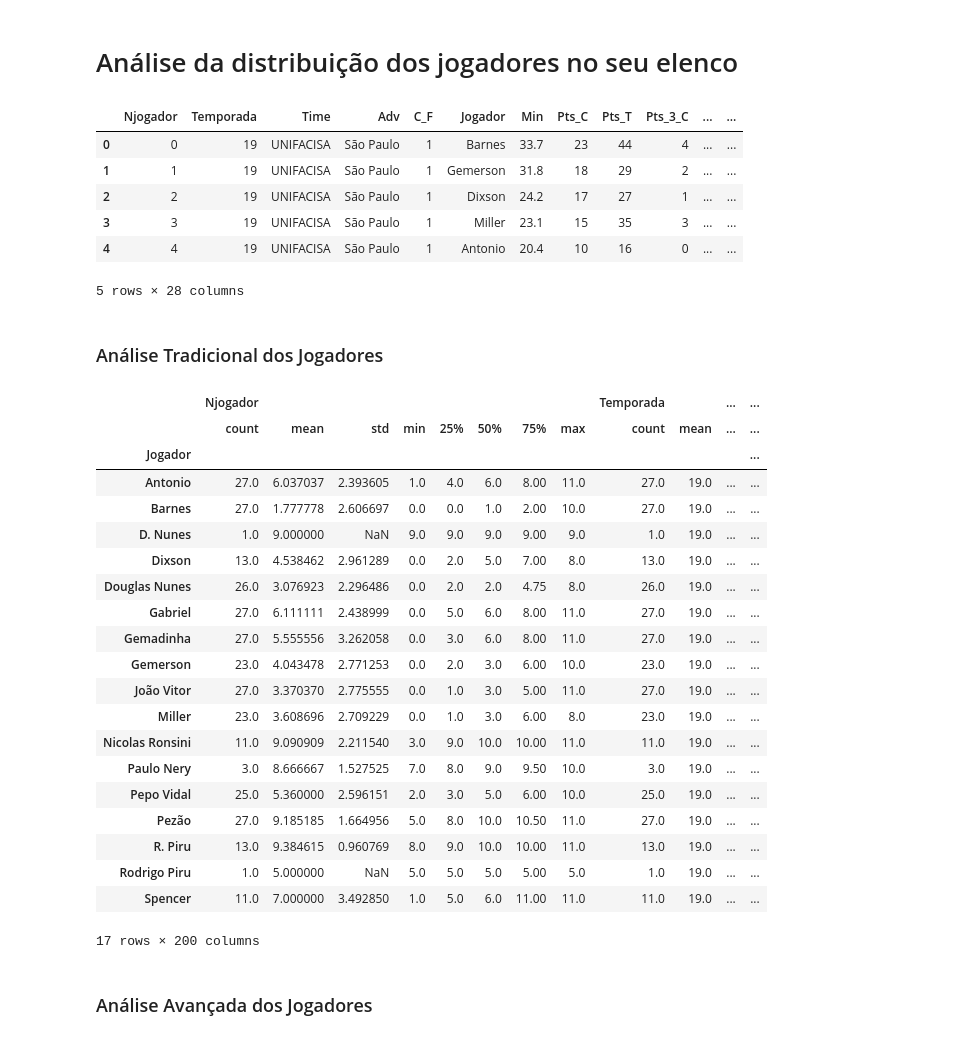
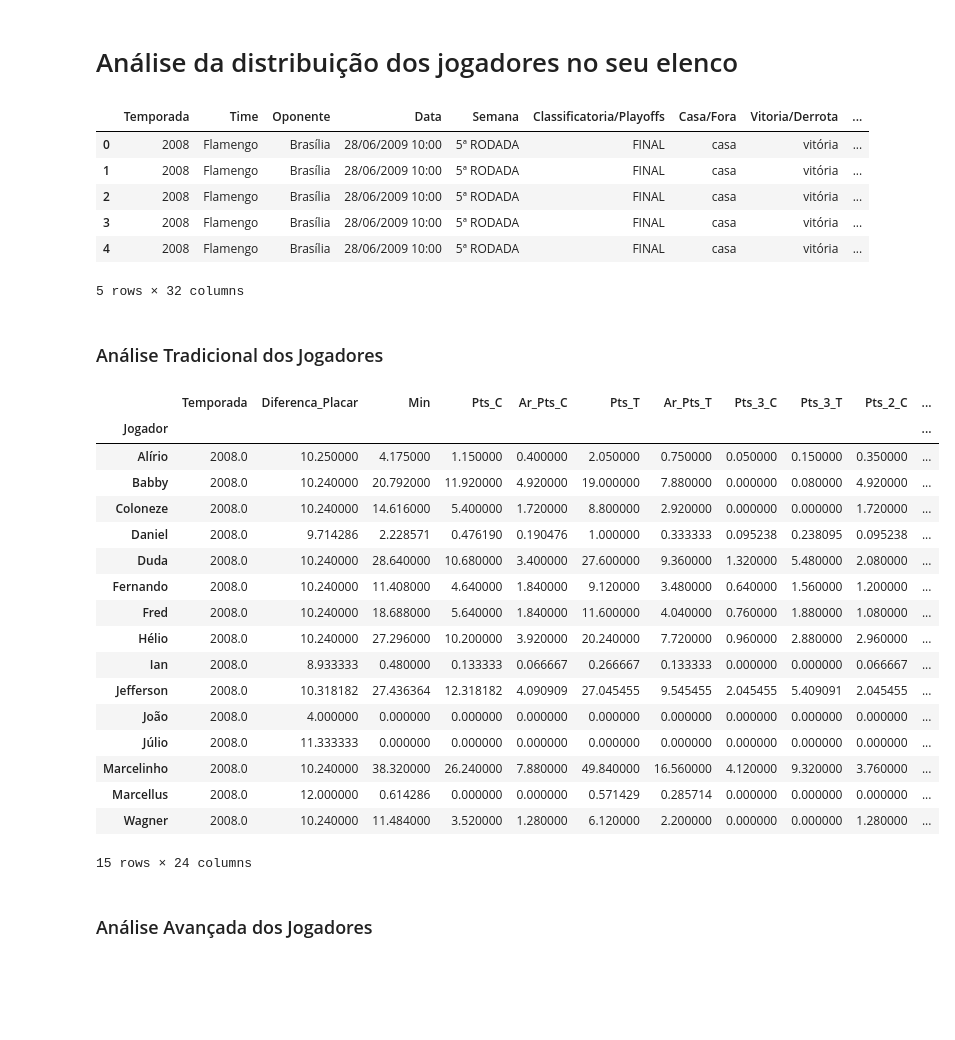
Before and after one commit to Rafael-Prochnow/Analise-descritiva-para-um-time, a Jupyter notebook: Analise descritiva para um time .ipynb, the cells around one changed output. Saved outputs shown, nothing was run; the diff lists cells and outputs as text; code cells hidden in the pictures; blank space fills up the shorter version.

```diff
--- a/Analise descritiva para um time .ipynb
+++ b/Analise descritiva para um time .ipynb
@@ -6,4 +47,4 @@ import numpy as np
 # %%
-df = pd.read_csv("Tabela_geral_2019_nova.csv")
+df = pd.read_csv("Total_de_Tabela_2008.csv")
 # %%
 df.drop('Unnamed: 0', axis = 1, inplace=True)
@@ -10,11 +83,5 @@ df.drop('Unnamed: 0', axis = 1, inplace=True)
 # %% [markdown]
 # Análise Tradicional
-# %%
-df['Ar_Pts_C'] = df['Pts_3_C'] + df['Pts_2_C']
-df['Ar_Pts_T'] = df['Pts_3_T'] + df['Pts_2_T']
-df['posse_de_bola'] = df['Ar_Pts_T'] - df['RO'] + df['ER'] + (0.4 * df['LL_Pts_T'])
-df['Min'] = df['Min'].str.replace(':', '.')
-df['Min'] = df.Min.astype(float)
 # %%
 df.head()
 # %% [output]
@@ -460,43 +767,40 @@ minutos_oponente.groupby('C_F').mean()
 # %% [markdown]
 # Análise da distribuição dos jogadores no seu elenco
 # %%
-jogadores_unifacisa = df[(df['Jogador'] != 'Equipe') & (df['Time'] == 'UNIFACISA') & (df['Jogador'] != 'Ações coletivas')]
+jogadores_flamengo = df[(df['Jogador'] != 'Equipe') & (df['Time'] == 'Flamengo') & (df['Jogador'] != 'Ações coletivas')]
 # %%
-jogadores_unifacisa.head()
+jogadores_flamengo.head()
 # %% [output]
-|  | Njogador | Temporada | Time | Adv | C_F | Jogador | Min | Pts_C | Pts_T | Pts_3_C | ... | ... |
-| 0 | 0 | 19 | UNIFACISA | São Paulo | 1 | Barnes | 33.7 | 23 | 44 | 4 | ... | ... |
-| 1 | 1 | 19 | UNIFACISA | São Paulo | 1 | Gemerson | 31.8 | 18 | 29 | 2 | ... | ... |
-| 2 | 2 | 19 | UNIFACISA | São Paulo | 1 | Dixson | 24.2 | 17 | 27 | 1 | ... | ... |
-| 3 | 3 | 19 | UNIFACISA | São Paulo | 1 | Miller | 23.1 | 15 | 35 | 3 | ... | ... |
-| 4 | 4 | 19 | UNIFACISA | São Paulo | 1 | Antonio | 20.4 | 10 | 16 | 0 | ... | ... |
+|  | Temporada | Time | Oponente | Data | Semana | Classificatoria/Playoffs | Casa/Fora | Vitoria/Derrota | ... |
+| 0 | 2008 | Flamengo | Brasília | 28/06/2009 10:00 | 5ª RODADA | FINAL | casa | vitória | ... |
+| 1 | 2008 | Flamengo | Brasília | 28/06/2009 10:00 | 5ª RODADA | FINAL | casa | vitória | ... |
+| 2 | 2008 | Flamengo | Brasília | 28/06/2009 10:00 | 5ª RODADA | FINAL | casa | vitória | ... |
+| 3 | 2008 | Flamengo | Brasília | 28/06/2009 10:00 | 5ª RODADA | FINAL | casa | vitória | ... |
+| 4 | 2008 | Flamengo | Brasília | 28/06/2009 10:00 | 5ª RODADA | FINAL | casa | vitória | ... |
-5 rows × 28 columns
+5 rows × 32 columns
 # %% [markdown]
 ### Análise Tradicional dos Jogadores
 # %%
-jogadores_unifacisa.groupby('Jogador').describe()
+jogadores_flamengo.groupby('Jogador').mean()
 # %% [output]
-|  | Njogador |  |  |  |  |  |  |  | Temporada |  | ... | ... |
-|  | count | mean | std | min | 25% | 50% | 75% | max | count | mean | ... | ... |
-| Jogador |  |  |  |  |  |  |  |  |  |  |  | ... |
-| Antonio | 27.0 | 6.037037 | 2.393605 | 1.0 | 4.0 | 6.0 | 8.00 | 11.0 | 27.0 | 19.0 | ... | ... |
-| Barnes | 27.0 | 1.777778 | 2.606697 | 0.0 | 0.0 | 1.0 | 2.00 | 10.0 | 27.0 | 19.0 | ... | ... |
-| D. Nunes | 1.0 | 9.000000 | NaN | 9.0 | 9.0 | 9.0 | 9.00 | 9.0 | 1.0 | 19.0 | ... | ... |
-| Dixson | 13.0 | 4.538462 | 2.961289 | 0.0 | 2.0 | 5.0 | 7.00 | 8.0 | 13.0 | 19.0 | ... | ... |
-| Douglas Nunes | 26.0 | 3.076923 | 2.296486 | 0.0 | 2.0 | 2.0 | 4.75 | 8.0 | 26.0 | 19.0 | ... | ... |
-| Gabriel | 27.0 | 6.111111 | 2.438999 | 0.0 | 5.0 | 6.0 | 8.00 | 11.0 | 27.0 | 19.0 | ... | ... |
-| Gemadinha | 27.0 | 5.555556 | 3.262058 | 0.0 | 3.0 | 6.0 | 8.00 | 11.0 | 27.0 | 19.0 | ... | ... |
-| Gemerson | 23.0 | 4.043478 | 2.771253 | 0.0 | 2.0 | 3.0 | 6.00 | 10.0 | 23.0 | 19.0 | ... | ... |
-| João Vitor | 27.0 | 3.370370 | 2.775555 | 0.0 | 1.0 | 3.0 | 5.00 | 11.0 | 27.0 | 19.0 | ... | ... |
-| Miller | 23.0 | 3.608696 | 2.709229 | 0.0 | 1.0 | 3.0 | 6.00 | 8.0 | 23.0 | 19.0 | ... | ... |
-| Nicolas Ronsini | 11.0 | 9.090909 | 2.211540 | 3.0 | 9.0 | 10.0 | 10.00 | 11.0 | 11.0 | 19.0 | ... | ... |
-| Paulo Nery | 3.0 | 8.666667 | 1.527525 | 7.0 | 8.0 | 9.0 | 9.50 | 10.0 | 3.0 | 19.0 | ... | ... |
-| Pepo Vidal | 25.0 | 5.360000 | 2.596151 | 2.0 | 3.0 | 5.0 | 6.00 | 10.0 | 25.0 | 19.0 | ... | ... |
-| Pezão | 27.0 | 9.185185 | 1.664956 | 5.0 | 8.0 | 10.0 | 10.50 | 11.0 | 27.0 | 19.0 | ... | ... |
-| R. Piru | 13.0 | 9.384615 | 0.960769 | 8.0 | 9.0 | 10.0 | 10.00 | 11.0 | 13.0 | 19.0 | ... | ... |
-| Rodrigo Piru | 1.0 | 5.000000 | NaN | 5.0 | 5.0 | 5.0 | 5.00 | 5.0 | 1.0 | 19.0 | ... | ... |
-| Spencer | 11.0 | 7.000000 | 3.492850 | 1.0 | 5.0 | 6.0 | 11.00 | 11.0 | 11.0 | 19.0 | ... | ... |
+|  | Temporada | Diferenca_Placar | Min | Pts_C | Ar_Pts_C | Pts_T | Ar_Pts_T | Pts_3_C | Pts_3_T | Pts_2_C | ... |
+| Jogador |  |  |  |  |  |  |  |  |  |  | ... |
+| Alírio | 2008.0 | 10.250000 | 4.175000 | 1.150000 | 0.400000 | 2.050000 | 0.750000 | 0.050000 | 0.150000 | 0.350000 | ... |
+| Babby | 2008.0 | 10.240000 | 20.792000 | 11.920000 | 4.920000 | 19.000000 | 7.880000 | 0.000000 | 0.080000 | 4.920000 | ... |
+| Coloneze | 2008.0 | 10.240000 | 14.616000 | 5.400000 | 1.720000 | 8.800000 | 2.920000 | 0.000000 | 0.000000 | 1.720000 | ... |
+| Daniel | 2008.0 | 9.714286 | 2.228571 | 0.476190 | 0.190476 | 1.000000 | 0.333333 | 0.095238 | 0.238095 | 0.095238 | ... |
+| Duda | 2008.0 | 10.240000 | 28.640000 | 10.680000 | 3.400000 | 27.600000 | 9.360000 | 1.320000 | 5.480000 | 2.080000 | ... |
+| Fernando | 2008.0 | 10.240000 | 11.408000 | 4.640000 | 1.840000 | 9.120000 | 3.480000 | 0.640000 | 1.560000 | 1.200000 | ... |
+| Fred | 2008.0 | 10.240000 | 18.688000 | 5.640000 | 1.840000 | 11.600000 | 4.040000 | 0.760000 | 1.880000 | 1.080000 | ... |
+| Hélio | 2008.0 | 10.240000 | 27.296000 | 10.200000 | 3.920000 | 20.240000 | 7.720000 | 0.960000 | 2.880000 | 2.960000 | ... |
+| Ian | 2008.0 | 8.933333 | 0.480000 | 0.133333 | 0.066667 | 0.266667 | 0.133333 | 0.000000 | 0.000000 | 0.066667 | ... |
+| Jefferson | 2008.0 | 10.318182 | 27.436364 | 12.318182 | 4.090909 | 27.045455 | 9.545455 | 2.045455 | 5.409091 | 2.045455 | ... |
+| João | 2008.0 | 4.000000 | 0.000000 | 0.000000 | 0.000000 | 0.000000 | 0.000000 | 0.000000 | 0.000000 | 0.000000 | ... |
+| Júlio | 2008.0 | 11.333333 | 0.000000 | 0.000000 | 0.000000 | 0.000000 | 0.000000 | 0.000000 | 0.000000 | 0.000000 | ... |
+| Marcelinho | 2008.0 | 10.240000 | 38.320000 | 26.240000 | 7.880000 | 49.840000 | 16.560000 | 4.120000 | 9.320000 | 3.760000 | ... |
+| Marcellus | 2008.0 | 12.000000 | 0.614286 | 0.000000 | 0.000000 | 0.571429 | 0.285714 | 0.000000 | 0.000000 | 0.000000 | ... |
+| Wagner | 2008.0 | 10.240000 | 11.484000 | 3.520000 | 1.280000 | 6.120000 | 2.200000 | 0.000000 | 0.000000 | 1.280000 | ... |
-17 rows × 200 columns
+15 rows × 24 columns
 # %% [markdown]
 ### Análise Avançada dos Jogadores
 # %%
```
Also changed, not shown: parts of 119 cells of this notebook, 2 other files.
